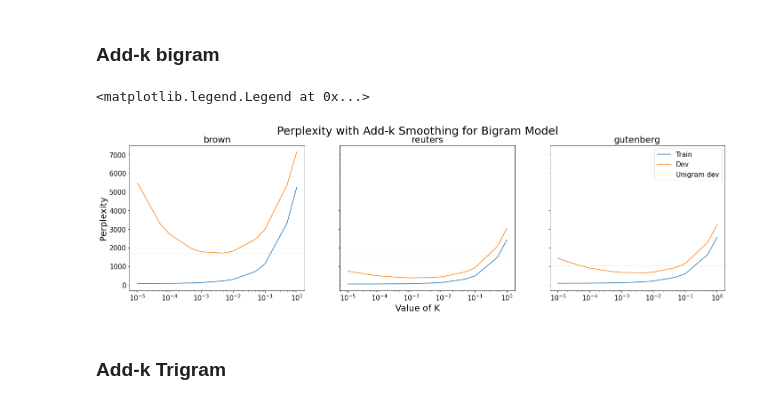
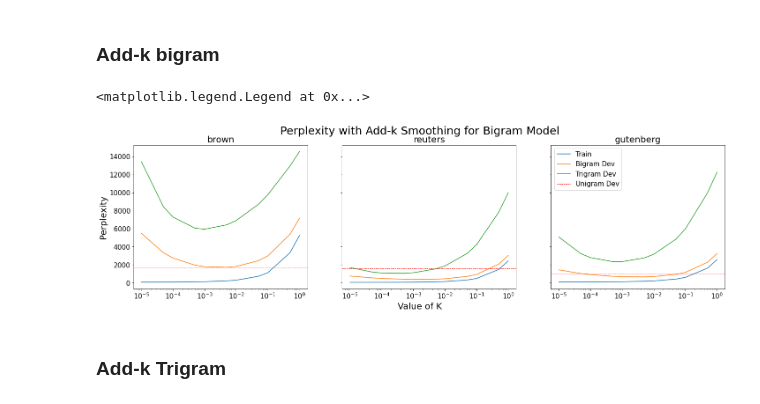
Before and after one commit to SamShowalter/CS272-NLP, a Jupyter notebook: hw2/hw2_experiments.ipynb, the cells around one changed output. Saved outputs shown, nothing was run; the diff lists cells and outputs as text; code cells hidden in the pictures.

```diff
--- a/hw2/hw2_experiments.ipynb
+++ b/hw2/hw2_experiments.ipynb
@@ -78,36 +57,42 @@ addk
 # %% [markdown]
 ### Add-k bigram
 # %%
-addk = None
-with open("data/results/addk_ablation_bigram.pkl", "rb") as file:
-    addk = pkl.load(file)
+addk2 = None
+with open("data/results/addk_ablation_2.pkl", "rb") as file:
+    addk2 = pkl.load(file)
+
+addk3 = None
+with open("data/results/addk_ablation_3.pkl", "rb") as file:
+    addk3 = pkl.load(file)
 # %%
 dnames = ['brown','reuters','gutenberg']
 # %%
 fig,ax = plt.subplots(1,3, figsize = (24,6),sharex = True, sharey = True)
 
 for i,d in enumerate(dnames):
-    dev_perp = [addk[d][2][i]['perplexity']['dev'] for i in ks]
-    train_perp = [addk[d][2][i]['perplexity']['train'] for i in ks]
-    unigram_train = addk[d][1]['perplexity']['train']
-    unigram_dev = addk[d][1]['perplexity']['dev']
+    bdev_perp = [addk2[d][2][i]['perplexity']['dev'] for i in ks]
+    tdev_perp = [addk3[d][3][i]['perplexity']['dev'] for i in ks]
+    train_perp = [addk2[d][2][i]['perplexity']['train'] for i in ks]
+    unigram_train = addk2[d][1]['perplexity']['train']
+    unigram_dev = addk2[d][1]['perplexity']['dev']
     if i == 0:
         ax[i].set_ylabel("Perplexity", fontsize = 20)
     ax[i].semilogx(ks, train_perp, label = "Train")
-    ax[i].semilogx(ks, dev_perp, label = "Dev")
+    ax[i].semilogx(ks, bdev_perp, label = "Bigram Dev")
+    ax[i].semilogx(ks, tdev_perp, label = "Trigram Dev")
 #     ax[i].axhline(unigram_train, label = "Unigram train",linestyle = 'dashed',linewidth = 0.9
 #             , c = 'blue')
-    ax[i].axhline(unigram_dev, label = "Unigram dev",linestyle = 'dashed',linewidth = 0.9
-            , c = 'orange')
+    ax[i].axhline(unigram_dev, label = "Unigram Dev",linestyle = 'dashed',linewidth = 0.9
+            , c = 'red')
     ax[i].set_title(d, fontsize = 20)
 plt.tick_params(axis = 'both',labelsize = 15)
 
 plt.suptitle("Perplexity with Add-k Smoothing for Bigram Model",fontsize = 25)
 fig.supxlabel("Value of K",fontsize = 20)
 plt.legend(fontsize = 15)
 # %% [output]
 <matplotlib.legend.Legend at 0x...>
-[figure, old version]
+[figure, new version]
 # %% [markdown]
 ### Add-k Trigram
 # %%
```
Also changed, not shown: parts of 22 cells of this notebook, 3 other files.
